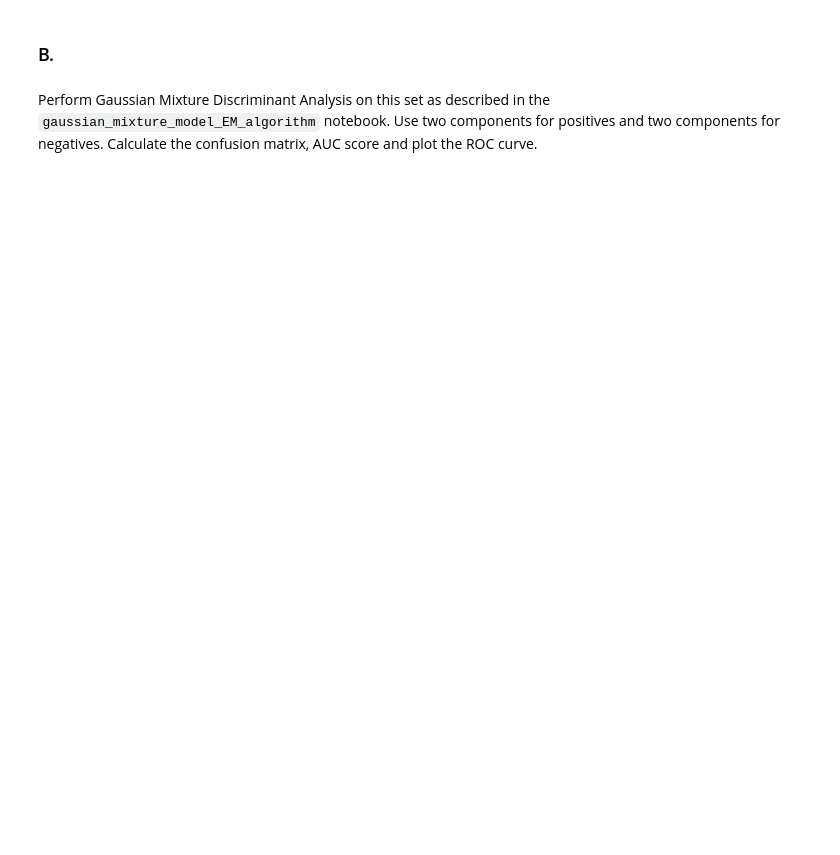
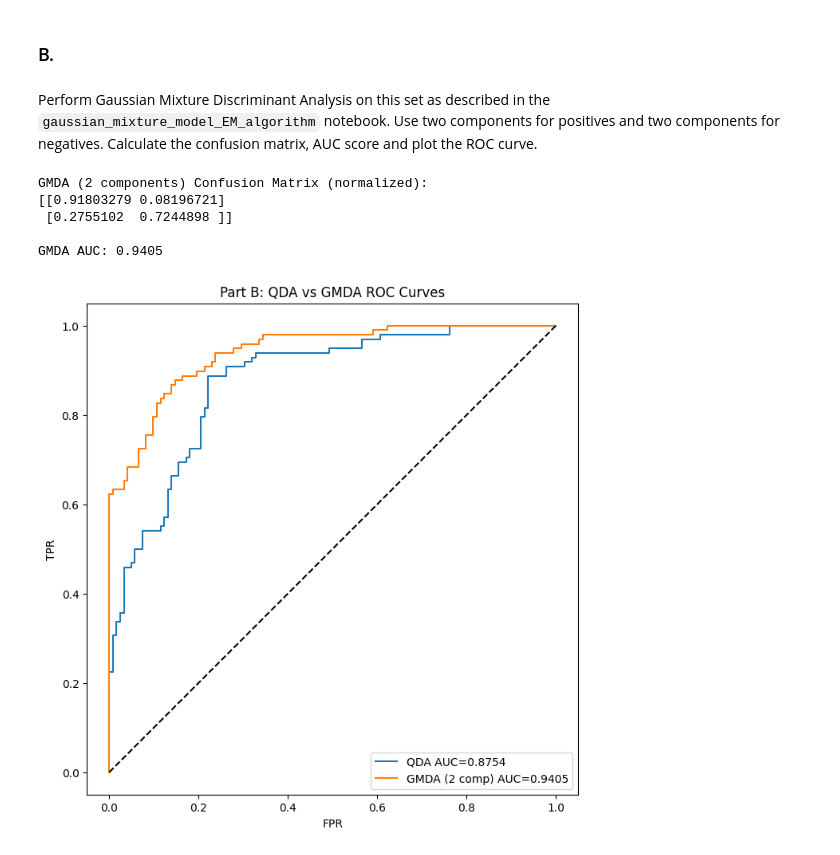
Before and after one commit to Kulizon/machine-learning, a Jupyter notebook: cwiczenia11/banknotes_qdma_part1.ipynb, the cells around one changed output. Cells and saved outputs as stored; diff of their text form; code cells hidden in the pictures; blank space fills up the shorter version.

```diff
--- a/cwiczenia11/banknotes_qdma_part1.ipynb
+++ b/cwiczenia11/banknotes_qdma_part1.ipynb
@@ -29,6 +76,61 @@ Perform the Quadratic Discriminant Analysis on this set. Calculate the confusion
 # %% [markdown]
 Perform Gaussian Mixture Discriminant Analysis on this set as described in the `gaussian_mixture_model_EM_algorithm` notebook. Use two components for positives and two components for negatives. Calculate the confusion matrix, AUC score and plot the ROC curve.
 # %%
-mgda = make_predict_proba(gm0, gm1,pi1=0.445)
+
+def make_pdf(cmp):
+    n_cmp = cmp.n_components
+    dists = [st.multivariate_normal(cmp.means_[i], cmp.covariances_[i]) for i in range(n_cmp)]
+    def pdf(x):
+        p = 0.0
+        for i in range(n_cmp):
+            p += cmp.weights_[i] * dists[i].pdf(x)
+        return p
+    return pdf
+
+def make_predict_proba(cmp0, cmp1, pi0=0.5, pi1=0.5):
+    pdf0 = make_pdf(cmp0)
+    pdf1 = make_pdf(cmp1)
+    def p(x):
+        p0 = pi0 * pdf0(x)
+        p1 = pi1 * pdf1(x)
+        return p1 / (p1 + p0)
+    return p
+
+# Fit GMMs
+train_0 = data_train[lbls_train == 0][features].values
+train_1 = data_train[lbls_train == 1][features].values
+
+gm0 = GaussianMixture(n_components=2, random_state=seed).fit(train_0)
+gm1 = GaussianMixture(n_components=2, random_state=seed).fit(train_1)
+
+mgda = make_predict_proba(gm0, gm1, pi0=pi0, pi1=pi1)
+mgda_test_proba = mgda(data_test[features].values)
+
+mgda_pred_test = (mgda_test_proba > 0.5).astype(int)
+print("GMDA (2 components) Confusion Matrix (normalized):")
+print(confusion_matrix(lbls_test, mgda_pred_test, normalize='true'))
+
+mgda_auc = roc_auc_score(lbls_test, mgda_test_proba)
+print(f"\nGMDA AUC: {mgda_auc:.4f}")
+
+fprs_mgda, tprs_mgda, _ = roc_curve(lbls_test, mgda_test_proba)
+
+fig, ax = plt.subplots(figsize=(8, 8))
+ax.set_aspect(1.0)
+ax.plot(fprs_qda, tprs_qda, label=f'QDA AUC={qda_auc:.4f}')
+ax.plot(fprs_mgda, tprs_mgda, label=f'GMDA (2 comp) AUC={mgda_auc:.4f}')
+ax.plot([0, 1], [0, 1], 'k--')
+ax.set_xlabel('FPR')
+ax.set_ylabel('TPR')
+ax.set_title('Part B: QDA vs GMDA ROC Curves')
+ax.legend()
+plt.show()
+# %% [output]
+GMDA (2 components) Confusion Matrix (normalized):
+[[0.91803279 0.08196721]
+ [0.2755102  0.7244898 ]]
+
+GMDA AUC: 0.9405
+[figure, added]
 # %%
 mgda_test_proba[:10]
```
Also changed, not shown: parts of 4 cells of this notebook.
